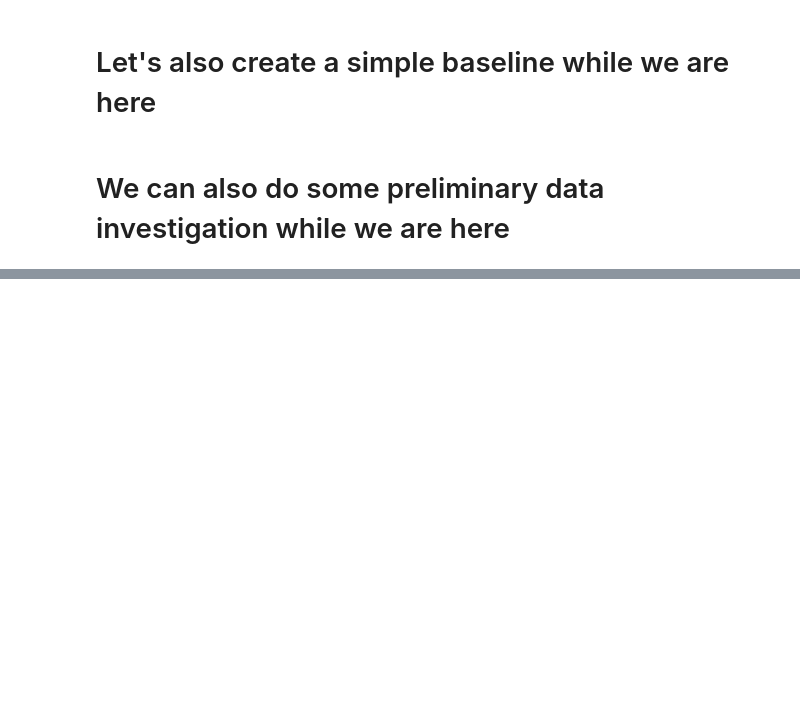
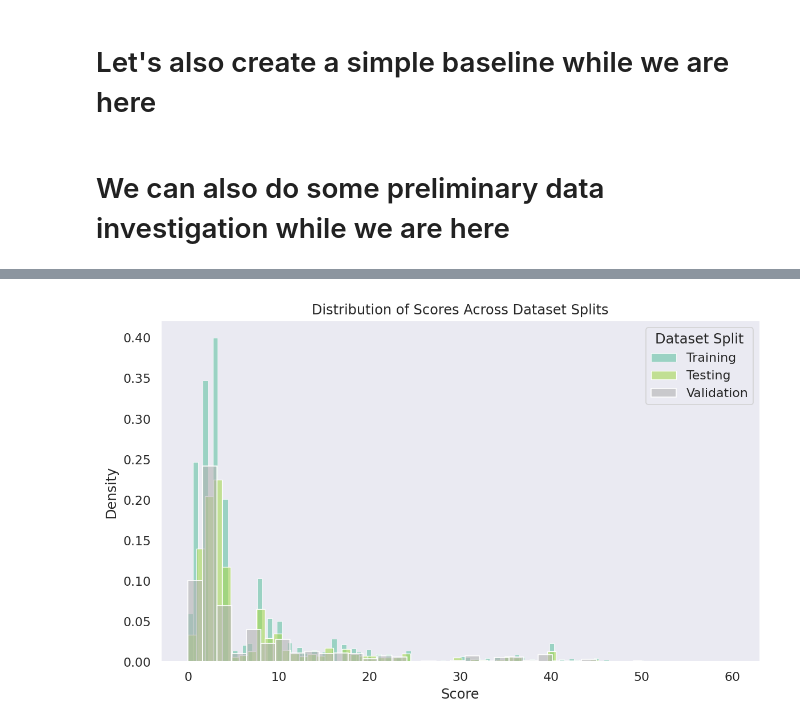
Before and after one commit to richardarcher1/essay_grader, a Jupyter notebook: notebooks/0_data_preparation.ipynb, the cells around one changed output, grey strips where cells are left out. Cells and saved outputs as stored; diff of their text form; code cells hidden in the pictures; blank space fills up the shorter version.

```diff
--- a/notebooks/0_data_preparation.ipynb
+++ b/notebooks/0_data_preparation.ipynb
@@ -115,0 +120,55 @@ plt.show()
+# %%
+import matplotlib.pyplot as plt
+import seaborn as sns
+import numpy as np
+
+# Convert data to a NumPy array for convenience
+training_scores = np.array(training['score'])
+testing_scores = np.array(testing['score'])
+val_scores = np.array(val['score'])
+
+# Create figure and axis
+plt.figure(figsize=(8, 5), dpi=150)
+
+# Use a built-in colormap to get a clean, publication-friendly color palette
+# "Set2" is often used for colorblind-safe, nice pastel colors
+colors = plt.cm.Set2(np.linspace(0, 1, 3))
+
+# Plot histograms with density normalization and transparency
+sns.histplot(training_scores,
+             stat='density',
+             alpha=0.6,
+             label='Training',
+             color=colors[0])
+
+sns.histplot(testing_scores,
+             stat='density',
+             alpha=0.6,
+             label='Testing',
+             color=colors[1])
+
+sns.histplot(val_scores,
+             stat='density',
+             alpha=0.6,
+             label='Validation',
+             color=colors[2])
+
+# Label each histogram with dataset name
+plt.xlabel("Score")
+plt.ylabel("Density")
+plt.title("Distribution of Scores Across Dataset Splits")
+
+# Set legend
+plt.legend(title="Dataset Split")
+
+# Remove gridlines/visual noise
+plt.grid(False)
+# Optionally remove the top and right spines for a cleaner look
+for spine in ['top', 'right']:
+    plt.gca().spines[spine].set_visible(False)
+
+plt.tight_layout()
+plt.savefig('../outputs/graphics/0_score_distribution.png', dpi=300, bbox_inches='tight')
+plt.show()
+# %% [output]
+[figure, added]
```
Also changed, not shown: parts of 2 cells of this notebook, 12 other files.
